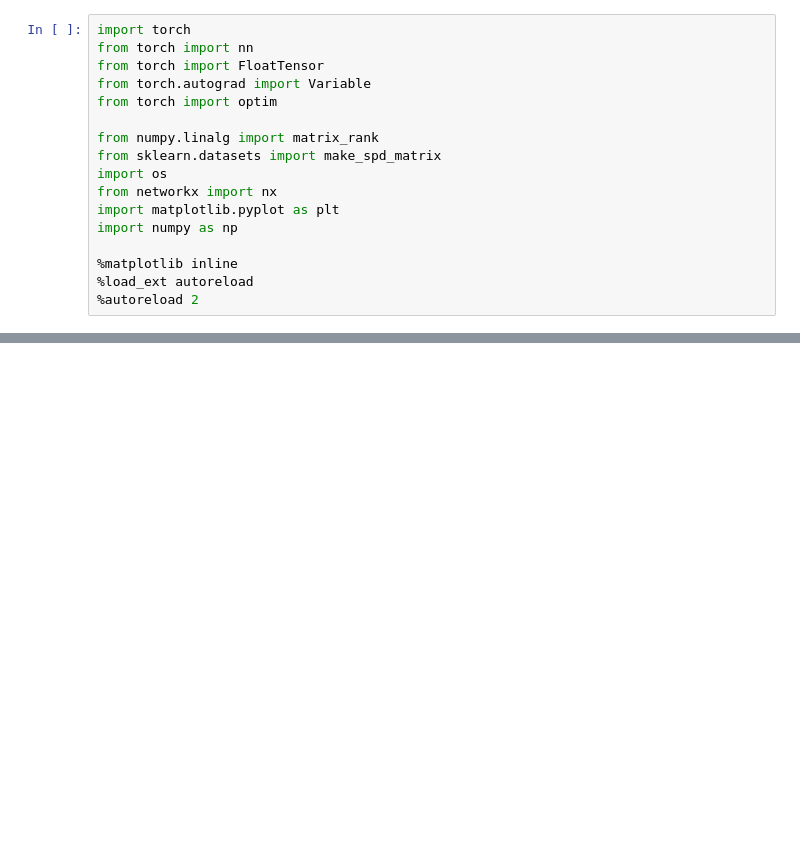
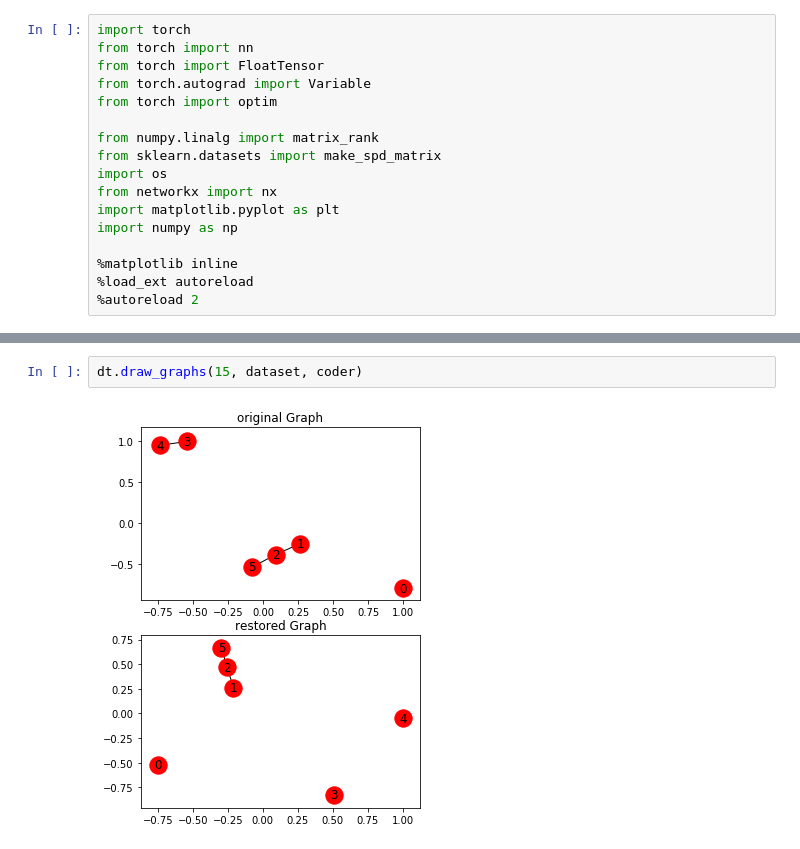
Before and after one commit to nikitadurasov/SPD_reduce, a Jupyter notebook: Tutorial.ipynb, the cells around one changed output, grey strips where cells are left out. Drawn from its saved outputs; the diff is of its cells as text; blank space fills up the shorter version.

```diff
--- a/Tutorial.ipynb
+++ b/Tutorial.ipynb
@@ -283,0 +136,4 @@ Variable containing:
+# %%
+dt.draw_graphs(15, dataset, coder)
+# %% [output]
+[figure, added]
```
Also changed, not shown: parts of 42 cells of this notebook, 3 other files.
